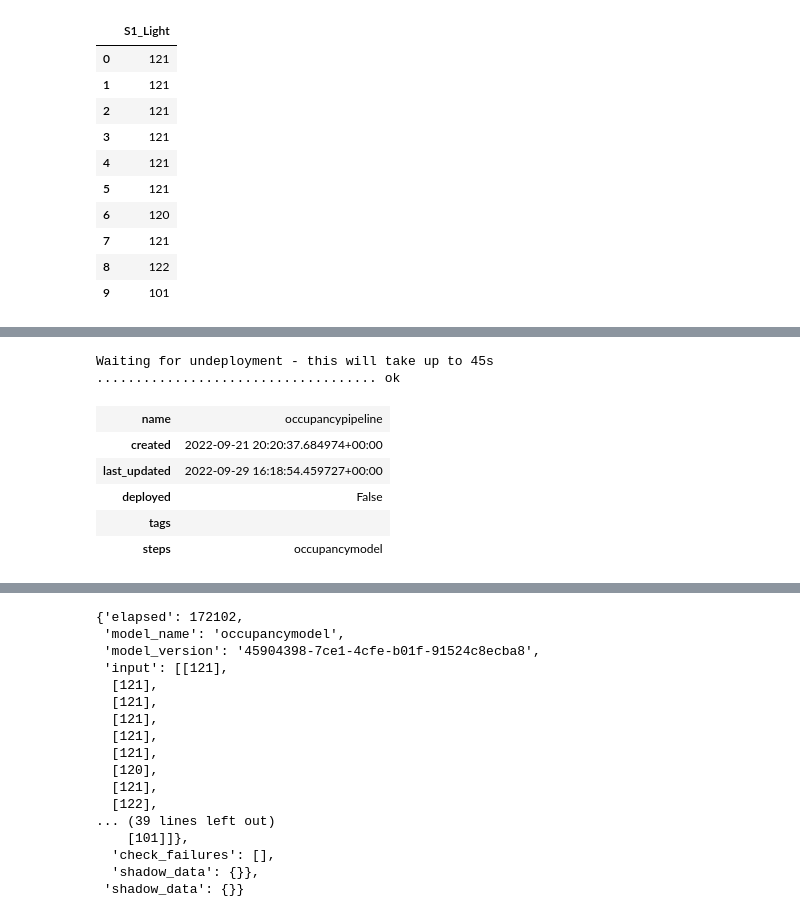
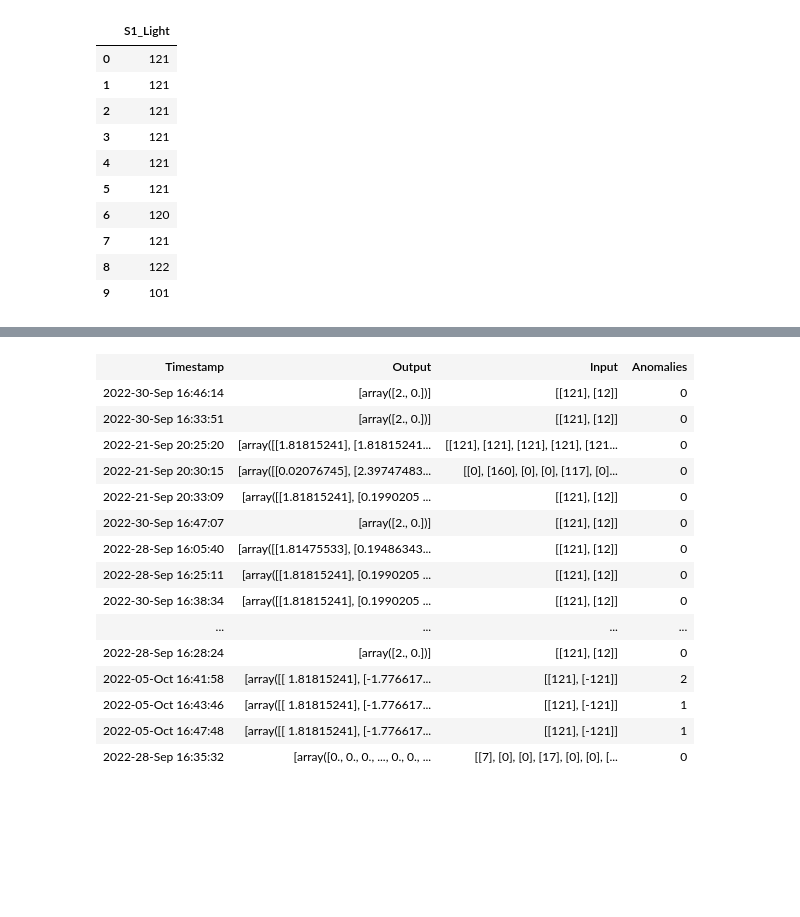
Before and after one commit to NBursch-Wallaroo/Wallaroo_Tutorials, a Jupyter notebook: room_occupancy/RoomOccupancyModel.ipynb, the cells around one changed output, grey strips where cells are left out. Drawn from its saved outputs; the diff is of its cells as text; code cells hidden in the pictures; blank space fills up the shorter version.

```diff
--- a/room_occupancy/RoomOccupancyModel.ipynb
+++ b/room_occupancy/RoomOccupancyModel.ipynb
@@ -370,17 +359,10 @@ result[0].data()[0].tolist()
 # %%
 # The occupancy_pipeline.undeploy() deactivates the pipeline
-occupancy_pipeline.undeploy()
+# occupancy_pipeline.undeploy()
-# %% [output]
-Waiting for undeployment - this will take up to 45s .................................... ok
-| name | occupancypipeline |
-| created | 2022-09-21 20:20:37.684974+00:00 |
-| last_updated | 2022-09-29 16:18:54.459727+00:00 |
-| deployed | False |
-| tags |  |
-| steps | occupancymodel |
 # %%
 logs = occupancy_pipeline.logs()
-type(logs)
-type(logs[0])
-vars(logs[0])
+# type(logs)
+# type(logs[0])
+# vars(logs[0])
+logs
 # %% [output]
@@ -388,17 +370,16 @@ Warning: only displaying 17 log messages (of 100 requested) due to payload size
-{'elapsed': 172102,
- 'model_name': 'occupancymodel',
- 'model_version': '45904398-7ce1-4cfe-b01f-91524c8ecba8',
- 'input': [[121],
-  [121],
-  [121],
-  [121],
-  [121],
-  [121],
-  [120],
-  [121],
-  [122],
-... (39 lines left out)
-    [101]]},
-  'check_failures': [],
-  'shadow_data': {}},
- 'shadow_data': {}}
+| Timestamp | Output | Input | Anomalies |
+| 2022-30-Sep 16:46:14 | [array([2., 0.])] | [[121], [12]] | 0 |
+| 2022-30-Sep 16:33:51 | [array([2., 0.])] | [[121], [12]] | 0 |
+| 2022-21-Sep 20:25:20 | [array([[1.81815241], [1.81815241... | [[121], [121], [121], [121], [121... | 0 |
+| 2022-21-Sep 20:30:15 | [array([[0.02076745], [2.39747483... | [[0], [160], [0], [0], [117], [0]... | 0 |
+| 2022-21-Sep 20:33:09 | [array([[1.81815241], [0.1990205 ... | [[121], [12]] | 0 |
+| 2022-30-Sep 16:47:07 | [array([2., 0.])] | [[121], [12]] | 0 |
+| 2022-28-Sep 16:05:40 | [array([[1.81475533], [0.19486343... | [[121], [12]] | 0 |
+| 2022-28-Sep 16:25:11 | [array([[1.81815241], [0.1990205 ... | [[121], [12]] | 0 |
+| 2022-30-Sep 16:38:34 | [array([[1.81815241], [0.1990205 ... | [[121], [12]] | 0 |
+| ... | ... | ... | ... |
+| 2022-28-Sep 16:28:24 | [array([2., 0.])] | [[121], [12]] | 0 |
+| 2022-05-Oct 16:41:58 | [array([[ 1.81815241], [-1.776617... | [[121], [-121]] | 2 |
+| 2022-05-Oct 16:43:46 | [array([[ 1.81815241], [-1.776617... | [[121], [-121]] | 1 |
+| 2022-05-Oct 16:47:48 | [array([[ 1.81815241], [-1.776617... | [[121], [-121]] | 1 |
+| 2022-28-Sep 16:35:32 | [array([0., 0., 0., ..., 0., 0., ... | [[7], [0], [0], [17], [0], [0], [... | 0 |
```
Also changed, not shown: parts of 14 cells of this notebook, 1 other file.
